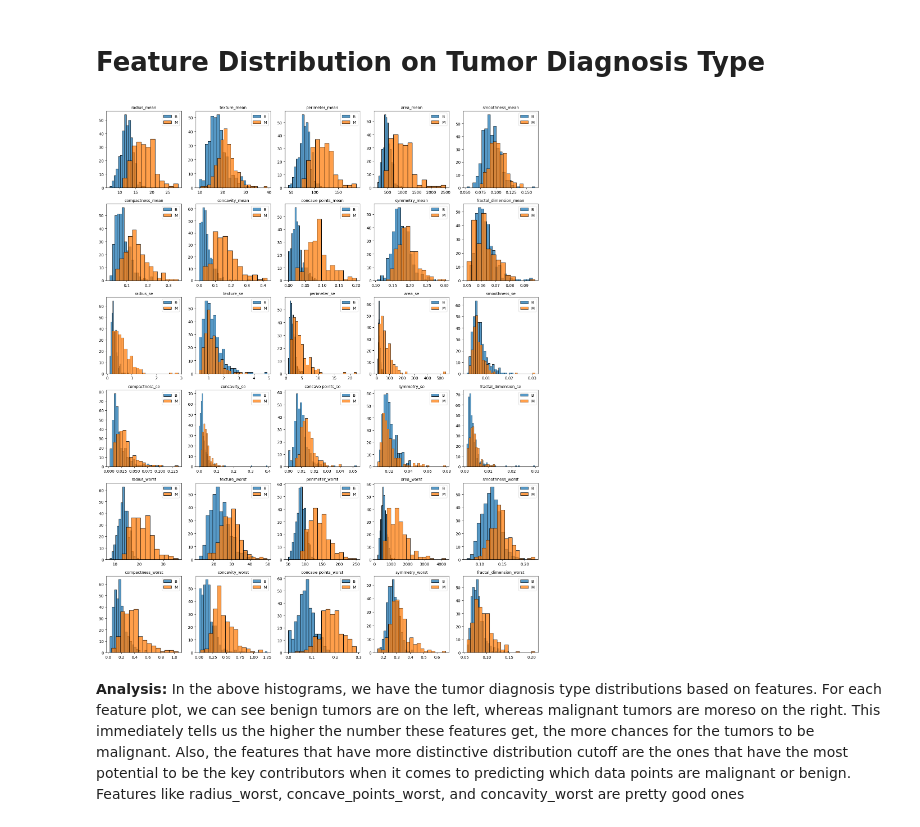
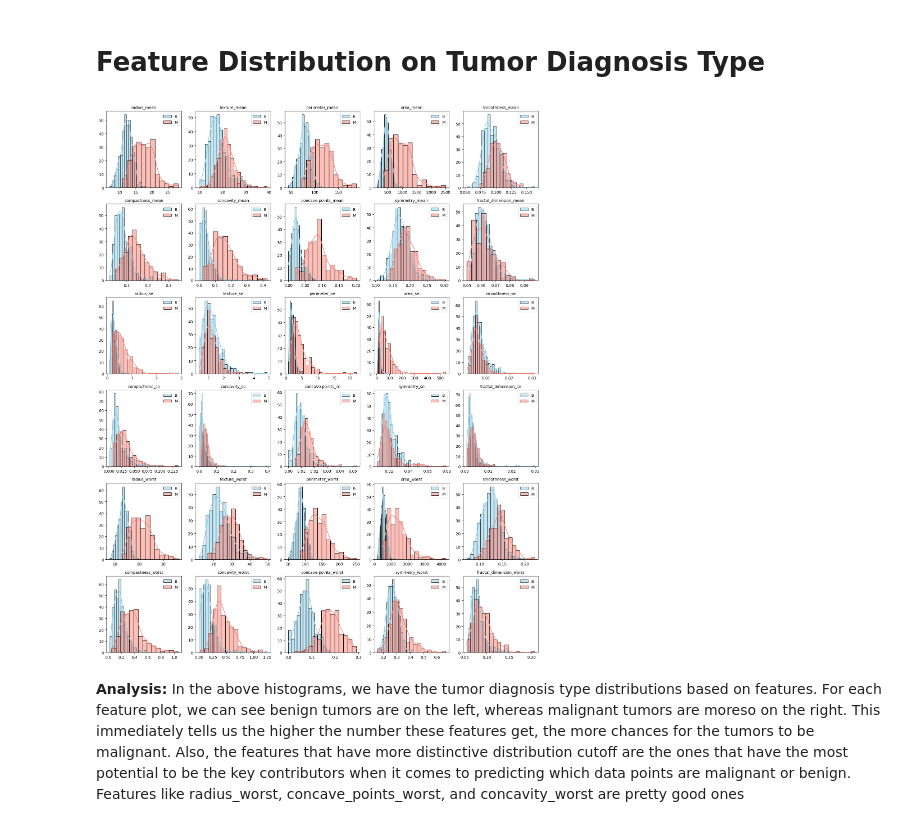
Before and after one commit to rx24race/csca5632, a Jupyter notebook: cancer-diagnosis-type-classification.ipynb, the cells around one changed output. Cells and saved outputs as stored; diff of their text form; code cells hidden in the pictures.

```diff
--- a/cancer-diagnosis-type-classification.ipynb
+++ b/cancer-diagnosis-type-classification.ipynb
@@ -143,24 +148,23 @@ In our dataset, we can see that the data contains more cancer diagnosis that are
 # %%
-numeric_data = data.drop(columns=['id', 'diagnosis'])
 plt.figure(figsize=(16, 20))
 
 for indx, feature in enumerate(numeric_data.columns, 1):
     plt.subplot(6, 5, indx)
 
     b_subset = numeric_data.loc[data['diagnosis'] == 'B', feature]
     m_subset = numeric_data.loc[data['diagnosis'] == 'M', feature]
 
-    sns.histplot(b_subset, label='B')
-    sns.histplot(m_subset, label='M')
+    sns.histplot(b_subset, label='B', color='skyblue', kde=True)
+    sns.histplot(m_subset, label='M', color='salmon', kde=True)
     plt.title(feature, fontsize=10)
     plt.xlabel('')
     plt.ylabel('')
     plt.legend()
 
 plt.tight_layout()
 plt.show()
 # %% [output]
-[figure, old version]
+[figure, new version]
 # %% [markdown]
 **Analysis:**
 In the above histograms, we have the tumor diagnosis type distributions based on features. For each feature plot, we can see benign tumors are on the left, whereas malignant tumors are moreso on the right. This immediately tells us the higher the number these features get, the more chances for the tumors to be malignant. Also, the features that have more distinctive distribution cutoff are the ones that have the most potential to be the key contributors when it comes to predicting which data points are malignant or benign. Features like radius_worst, concave_points_worst, and concavity_worst are pretty good ones
```
Also changed, not shown: parts of 16 cells of this notebook.
